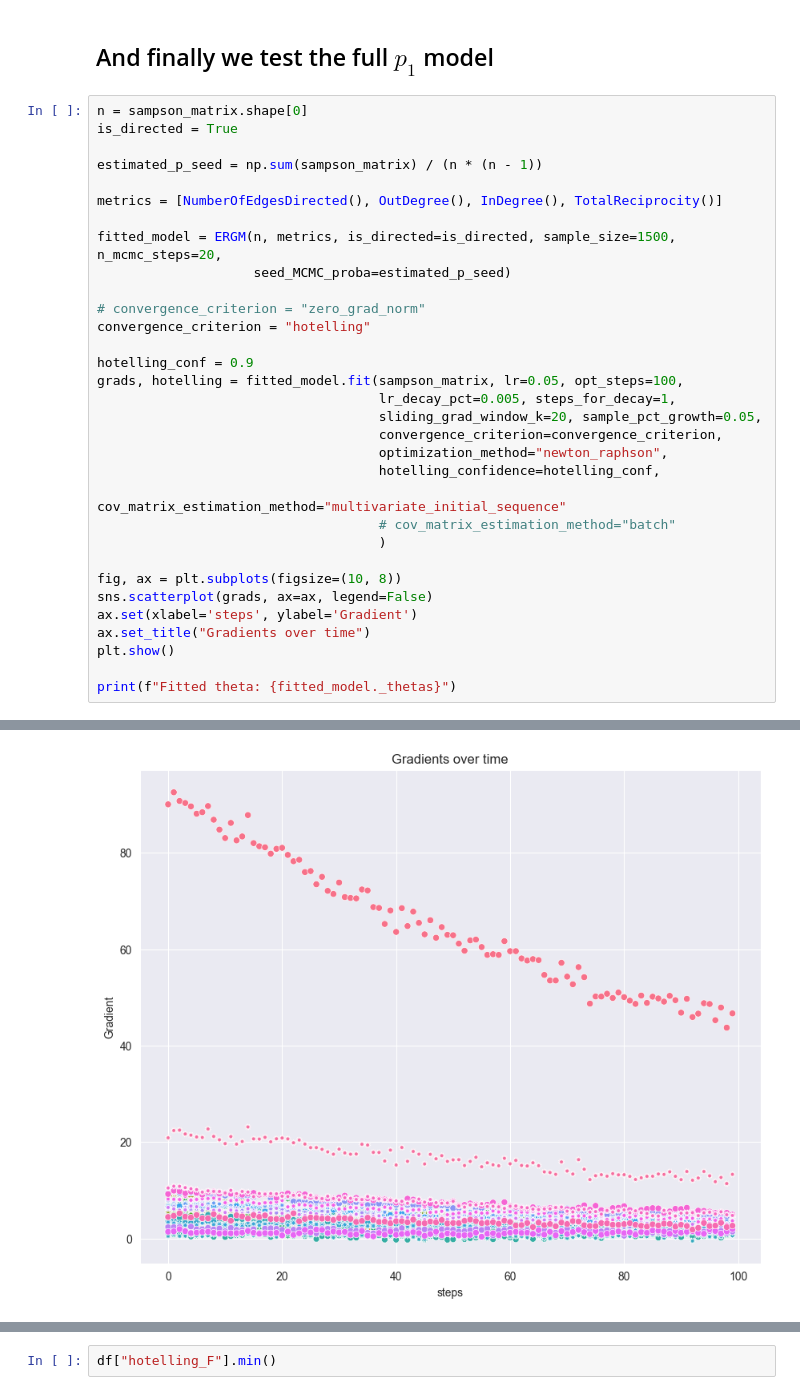
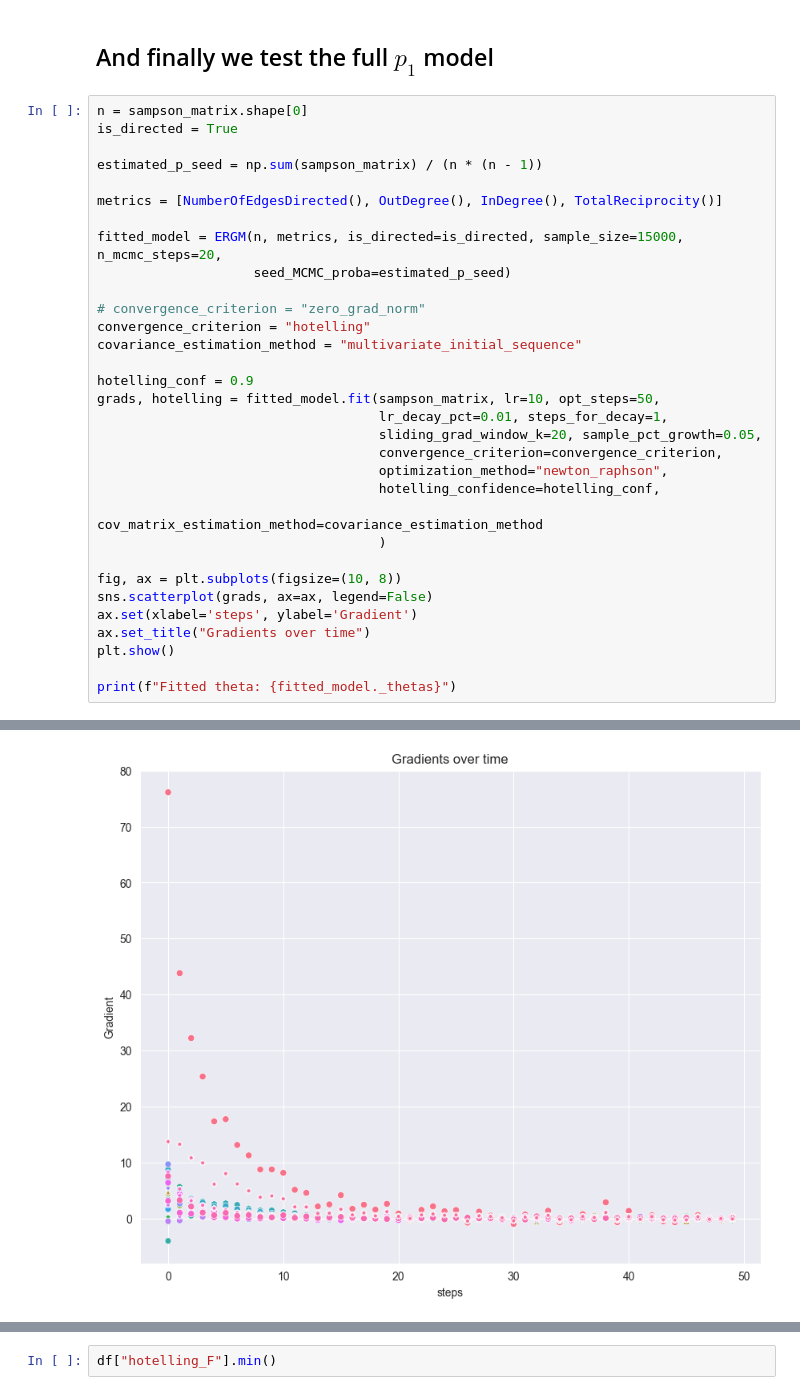
Before and after one commit to tomtalp/pyERGM, a Jupyter notebook: examples/first_example.ipynb, the cells around one changed output, grey strips where cells are left out. Cells and saved outputs as stored; diff of their text form.

```diff
--- a/examples/first_example.ipynb
+++ b/examples/first_example.ipynb
@@ -195,21 +195,21 @@ estimated_p_seed = np.sum(sampson_matrix) / (n * (n - 1))
 
 metrics = [NumberOfEdgesDirected(), OutDegree(), InDegree(), TotalReciprocity()]
 
-fitted_model = ERGM(n, metrics, is_directed=is_directed, sample_size=1500, n_mcmc_steps=20,
+fitted_model = ERGM(n, metrics, is_directed=is_directed, sample_size=15000, n_mcmc_steps=20,
                     seed_MCMC_proba=estimated_p_seed)
 
 # convergence_criterion = "zero_grad_norm"
 convergence_criterion = "hotelling"
+covariance_estimation_method = "multivariate_initial_sequence"
 
 hotelling_conf = 0.9
-grads, hotelling = fitted_model.fit(sampson_matrix, lr=0.05, opt_steps=100,
-                                    lr_decay_pct=0.005, steps_for_decay=1,
+grads, hotelling = fitted_model.fit(sampson_matrix, lr=10, opt_steps=50,
+                                    lr_decay_pct=0.01, steps_for_decay=1,
                                     sliding_grad_window_k=20, sample_pct_growth=0.05,
                                     convergence_criterion=convergence_criterion,
                                     optimization_method="newton_raphson",
                                     hotelling_confidence=hotelling_conf,
-                                    cov_matrix_estimation_method="multivariate_initial_sequence"
-                                    # cov_matrix_estimation_method="batch"
+                                    cov_matrix_estimation_method=covariance_estimation_method
                                     )
 
 fig, ax = plt.subplots(figsize=(10, 8))
@@ -240 +240 @@ Step 100 - lr: 0.0302885218, time from start: 980.45, window_grad: 5.83
-[figure, old version]
+[figure, new version]
```
Also changed, not shown: parts of 5 cells of this notebook, 4 other files.
